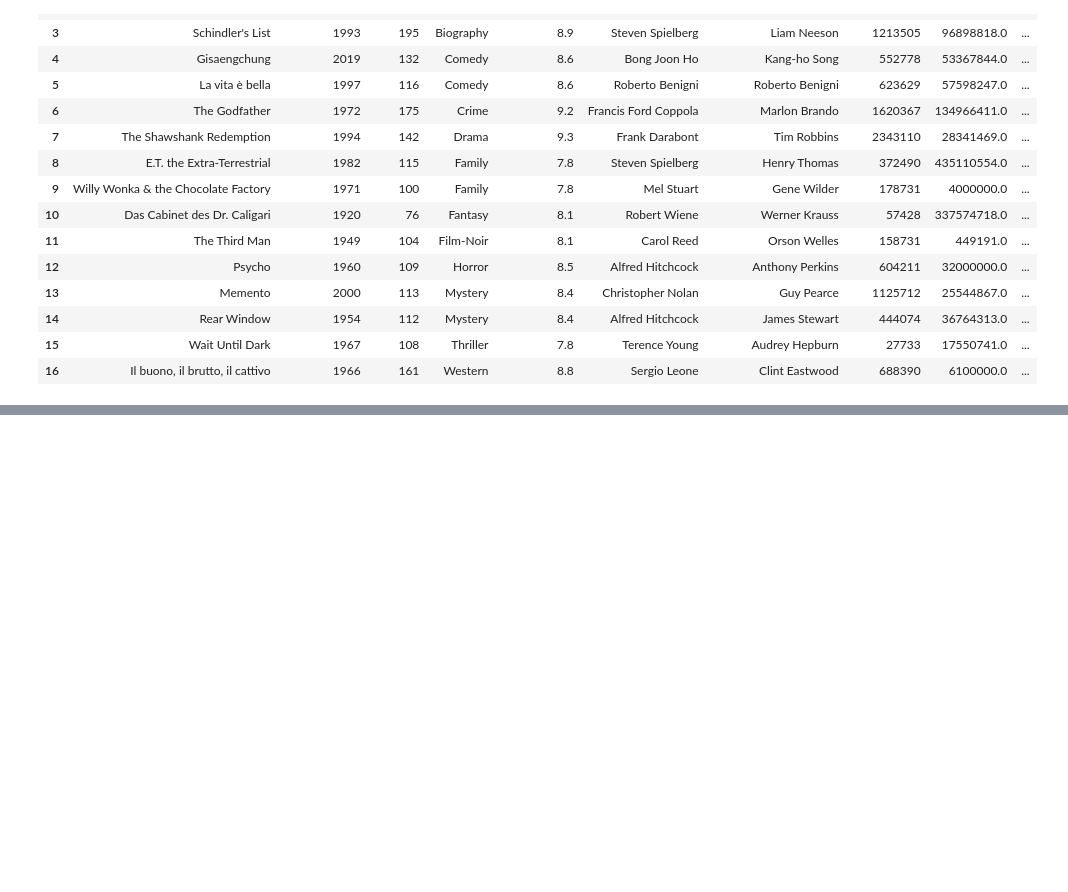
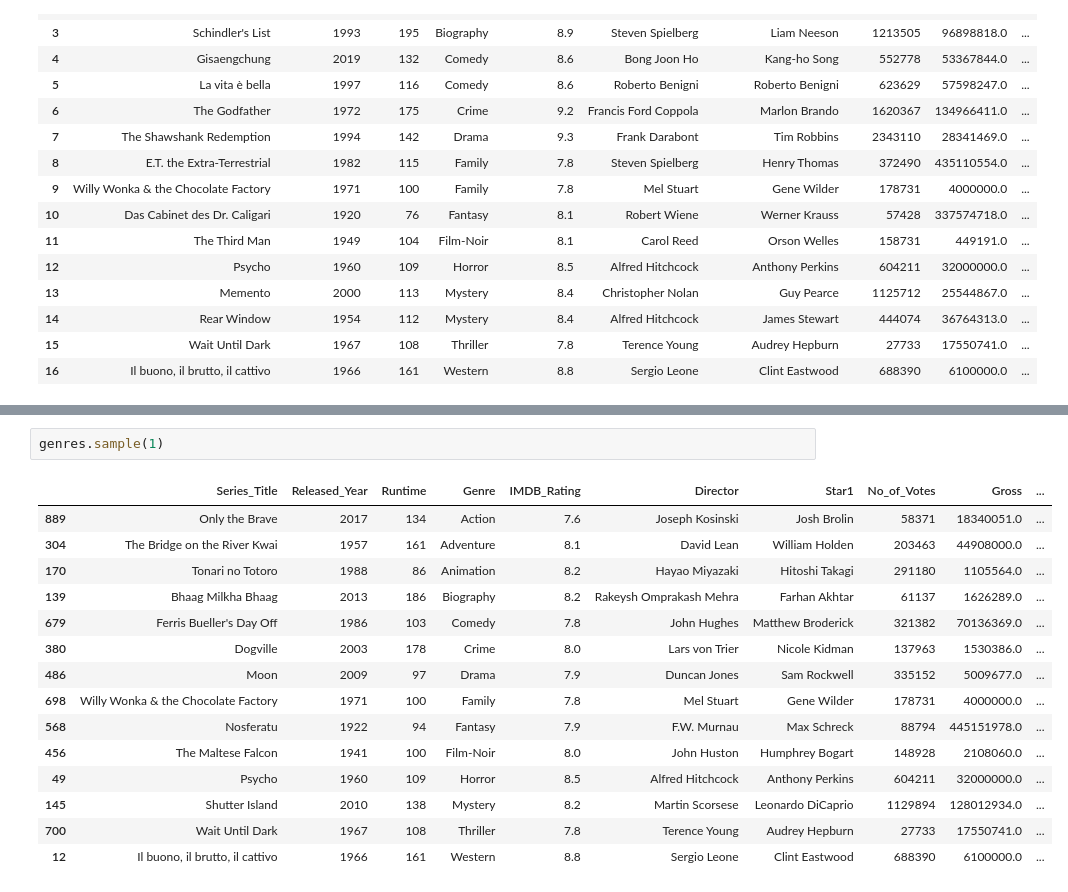
Before and after one commit to nandankaryash0-star/The_Pyhons_library, a Jupyter notebook: Panda3.ipynb, the cells around one changed output, grey strips where cells are left out. Drawn from its saved outputs; the diff is of its cells as text; blank space fills up the shorter version.

```diff
--- a/Panda3.ipynb
+++ b/Panda3.ipynb
@@ -493,0 +546,18 @@ Index: []
+# %%
+genres.sample(1)
+# %% [output]
+|  | Series_Title | Released_Year | Runtime | Genre | IMDB_Rating | Director | Star1 | No_of_Votes | Gross | ... |
+| 889 | Only the Brave | 2017 | 134 | Action | 7.6 | Joseph Kosinski | Josh Brolin | 58371 | 18340051.0 | ... |
+| 304 | The Bridge on the River Kwai | 1957 | 161 | Adventure | 8.1 | David Lean | William Holden | 203463 | 44908000.0 | ... |
+| 170 | Tonari no Totoro | 1988 | 86 | Animation | 8.2 | Hayao Miyazaki | Hitoshi Takagi | 291180 | 1105564.0 | ... |
+| 139 | Bhaag Milkha Bhaag | 2013 | 186 | Biography | 8.2 | Rakeysh Omprakash Mehra | Farhan Akhtar | 61137 | 1626289.0 | ... |
+| 679 | Ferris Bueller's Day Off | 1986 | 103 | Comedy | 7.8 | John Hughes | Matthew Broderick | 321382 | 70136369.0 | ... |
+| 380 | Dogville | 2003 | 178 | Crime | 8.0 | Lars von Trier | Nicole Kidman | 137963 | 1530386.0 | ... |
+| 486 | Moon | 2009 | 97 | Drama | 7.9 | Duncan Jones | Sam Rockwell | 335152 | 5009677.0 | ... |
+| 698 | Willy Wonka & the Chocolate Factory | 1971 | 100 | Family | 7.8 | Mel Stuart | Gene Wilder | 178731 | 4000000.0 | ... |
+| 568 | Nosferatu | 1922 | 94 | Fantasy | 7.9 | F.W. Murnau | Max Schreck | 88794 | 445151978.0 | ... |
+| 456 | The Maltese Falcon | 1941 | 100 | Film-Noir | 8.0 | John Huston | Humphrey Bogart | 148928 | 2108060.0 | ... |
+| 49 | Psycho | 1960 | 109 | Horror | 8.5 | Alfred Hitchcock | Anthony Perkins | 604211 | 32000000.0 | ... |
+| 145 | Shutter Island | 2010 | 138 | Mystery | 8.2 | Martin Scorsese | Leonardo DiCaprio | 1129894 | 128012934.0 | ... |
+| 700 | Wait Until Dark | 1967 | 108 | Thriller | 7.8 | Terence Young | Audrey Hepburn | 27733 | 17550741.0 | ... |
+| 12 | Il buono, il brutto, il cattivo | 1966 | 161 | Western | 8.8 | Sergio Leone | Clint Eastwood | 688390 | 6100000.0 | ... |
```
Also changed, not shown: parts of 14 cells of this notebook.
